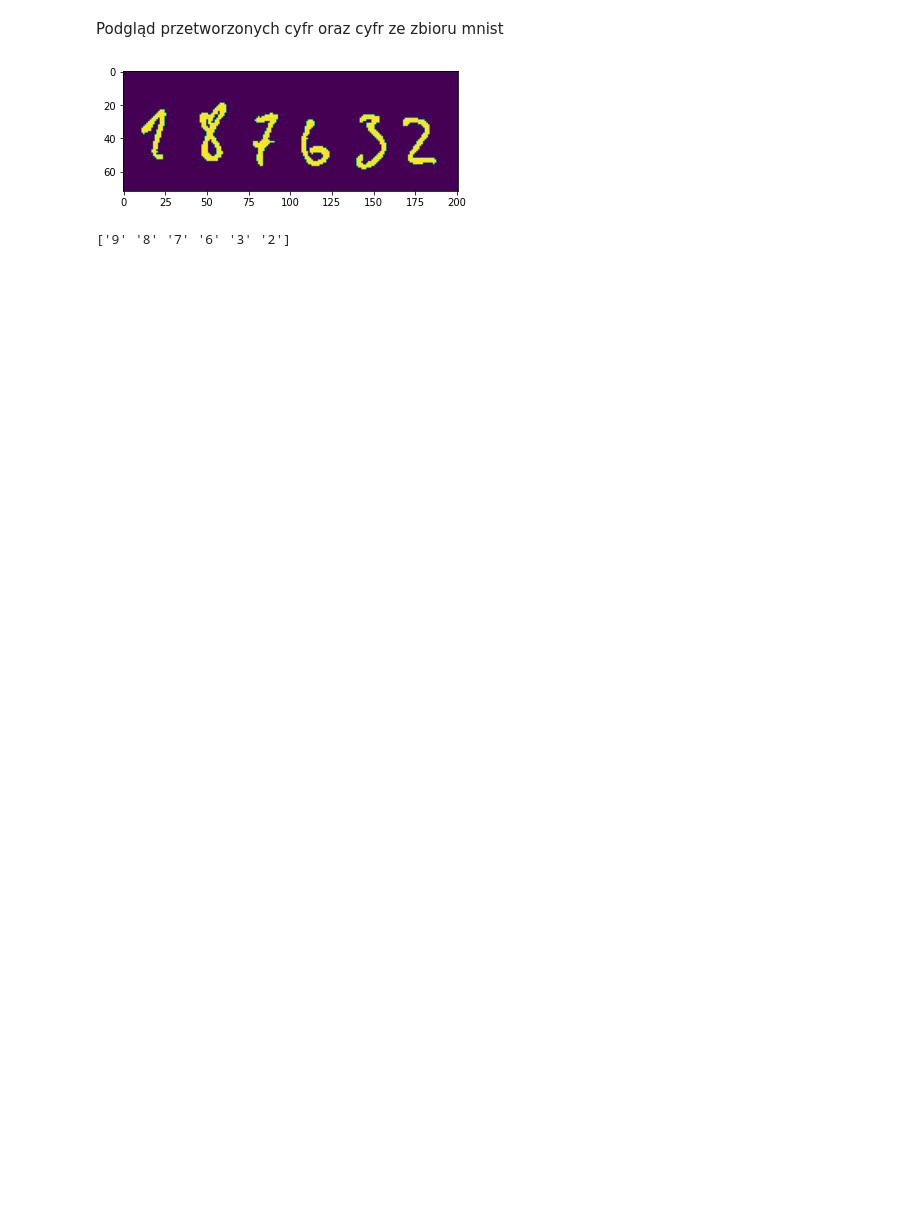
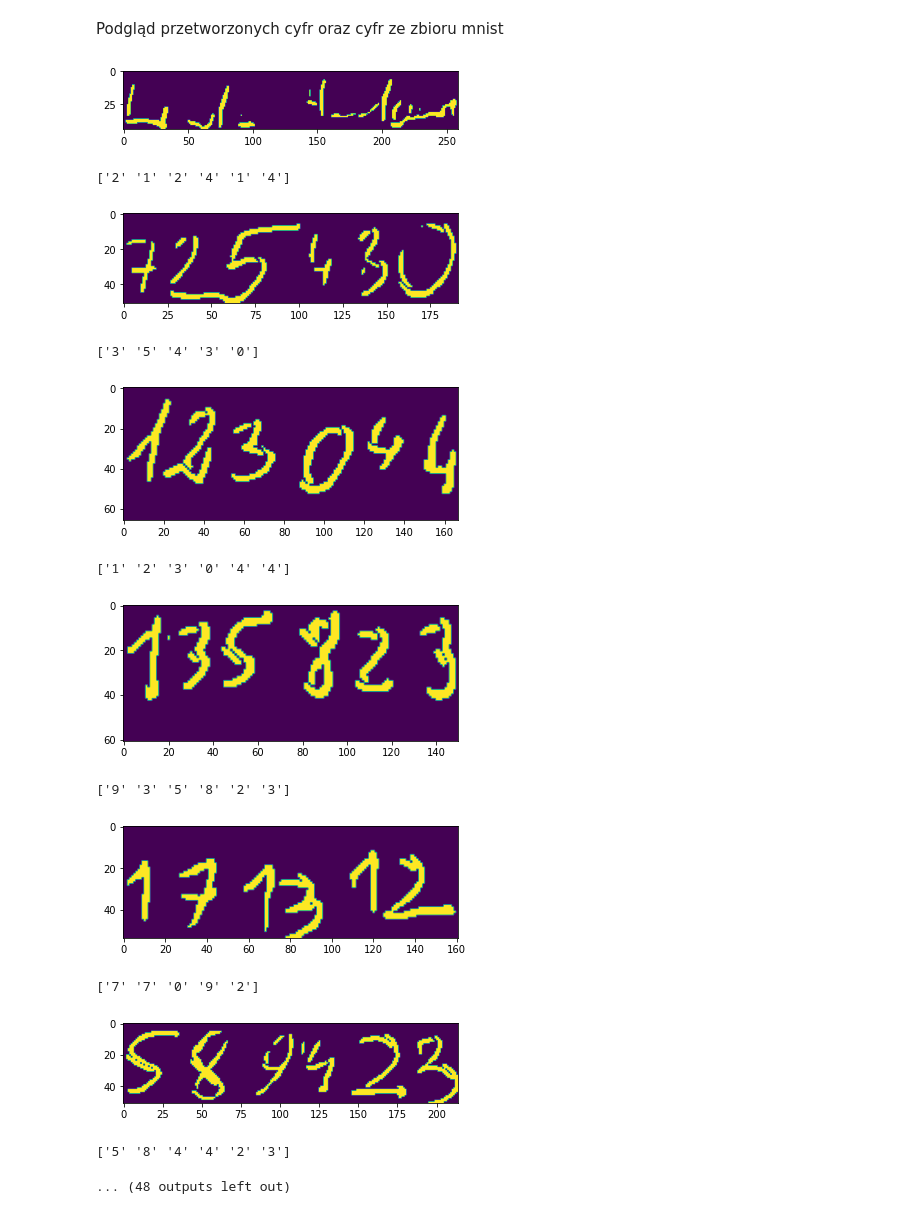
Before and after one commit to PUT-II/Computer-Vision-Project-2, a Jupyter notebook: test_notebooks/digit_recognition.ipynb, the cells around one changed output. Saved outputs shown, nothing was run; the diff lists cells and outputs as text; code cells hidden in the pictures; blank space fills up the shorter version.

```diff
--- a/test_notebooks/digit_recognition.ipynb
+++ b/test_notebooks/digit_recognition.ipynb
@@ -133,49 +161,52 @@ Uczenie klasyfikatora SVM na zbiorze danych mnist (lub wczytanie go z pliku)
 # %%
-def load_clf_and_dataset(clf_pickle_path: str, dataset_pickle_path: str) -> (object, Tuple):
+def load_clf_and_dataset(clf_pickle_path: str):
     import os
     import pickle
     from sklearn.datasets import fetch_openml
     from sklearn.svm import SVC
 
-    if not os.path.isfile(dataset_pickle_path):
-        X, y = data = fetch_openml('mnist_784', version=1, return_X_y=True, as_frame=False)
-        with open(dataset_pickle_path, 'wb') as f:
-            pickle.dump(data, f)
-    else:
-        with open(dataset_pickle_path, 'rb') as f:
-            X, y = pickle.load(f)
+    if not os.path.isfile(clf_pickle_path):
+        X, y = fetch_openml('mnist_784', version=1, return_X_y=True, as_frame=False)
 
-    if not os.path.isfile(clf_pickle_path):
-        clf = SVC()
-        clf.fit(X, y)
+        # clf = SVC(C=10, gamma=0.001).fit(X, y)
+        clf = SVC().fit(X, y)
+
         with open(clf_pickle_path, 'wb') as f:
             pickle.dump(clf, f)
     else:
         with open(clf_pickle_path, 'rb') as f:
             clf = pickle.load(f)
-    return clf, (X, y)
+
+    return clf
 
 
 clf_pickle_path = "../pickled_objects/clf_mnist.pickle"
-dataset_pickle_path = "../pickled_objects/dataset_mnist.pickle"
-
-clf, (X, y) = load_clf_and_dataset(clf_pickle_path, dataset_pickle_path)
-
-# for i in range(10):
-#     plt.imshow(X[i].reshape(28,28))
-#     plt.show()
+clf = load_clf_and_dataset(clf_pickle_path)
 # %% [markdown]
 Podgląd przetworzonych cyfr oraz cyfr ze zbioru mnist
 # %%
 def predict_digits(clf, digits: List[np.array]) -> np.array:
+    if digits == []:
+        return []
     reshaped = np.array([d.reshape(784) for d in digits])
     return clf.predict(reshaped)
 
 
-plt.imshow(bw)
-plt.show()
-
-print(predict_digits(clf, digits))
+for i in range(len(img_digits)):
+    plt.imshow(img_list[i])
+    plt.show()
+    print(predict_digits(clf, img_digits[i]))
 # %% [output]
-[figure, old version]
+[figure, new version]
-['9' '8' '7' '6' '3' '2']
+['2' '1' '2' '4' '1' '4']
+[figure, added]
+['3' '5' '4' '3' '0']
+[figure, added]
+['1' '2' '3' '0' '4' '4']
+[figure, added]
+['9' '3' '5' '8' '2' '3']
+[figure, added]
+['7' '7' '0' '9' '2']
+[figure, added]
+['5' '8' '4' '4' '2' '3']
+... (48 outputs left out)
```
Also changed, not shown: parts of 5 cells of this notebook.
